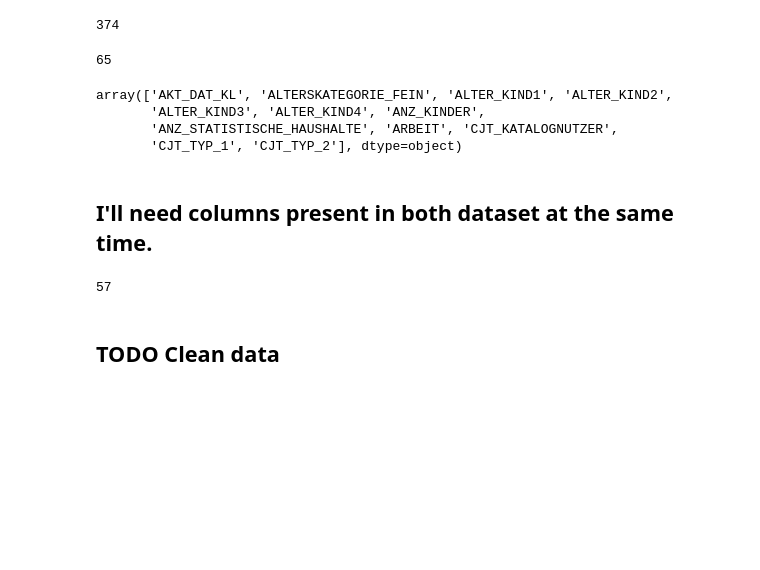
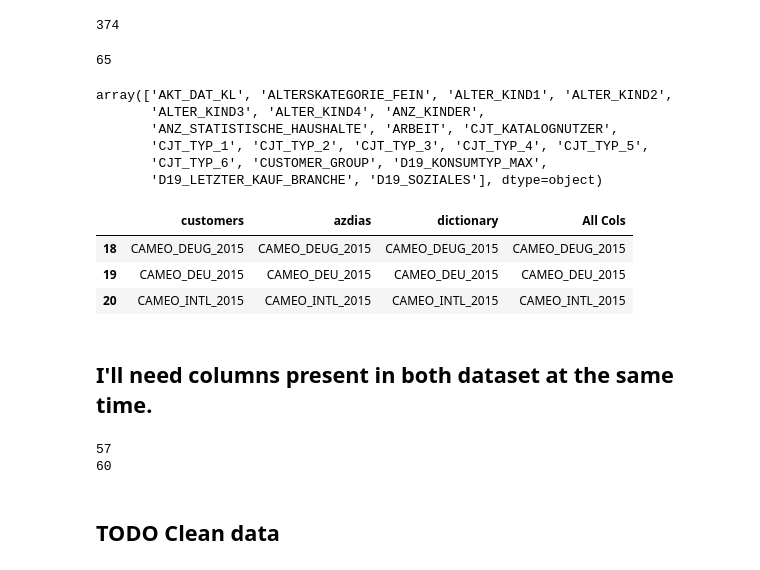
Before and after one commit to GaborJenei/Customer-Segmentation-Report-for-Arvato, a Jupyter notebook: Arvato Project Workbook.ipynb, the cells around one changed output. Saved outputs shown, nothing was run; the diff lists cells and outputs as text; code cells hidden in the pictures; blank space fills up the shorter version.

```diff
--- a/Arvato Project Workbook.ipynb
+++ b/Arvato Project Workbook.ipynb
@@ -116,13 +126,22 @@ len(df_cols)
 # %%
 cols_to_drop = df_cols[df_cols.isnull().any(axis=1)]['All Cols'].values
 print(len(cols_to_drop))
-cols_to_drop[:12]
+cols_to_drop[:20]
 # %% [output]
 65
 array(['AKT_DAT_KL', 'ALTERSKATEGORIE_FEIN', 'ALTER_KIND1', 'ALTER_KIND2',
        'ALTER_KIND3', 'ALTER_KIND4', 'ANZ_KINDER',
        'ANZ_STATISTISCHE_HAUSHALTE', 'ARBEIT', 'CJT_KATALOGNUTZER',
-       'CJT_TYP_1', 'CJT_TYP_2'], dtype=object)
+       'CJT_TYP_1', 'CJT_TYP_2', 'CJT_TYP_3', 'CJT_TYP_4', 'CJT_TYP_5',
+       'CJT_TYP_6', 'CUSTOMER_GROUP', 'D19_KONSUMTYP_MAX',
+       'D19_LETZTER_KAUF_BRANCHE', 'D19_SOZIALES'], dtype=object)
+# %%
+df_cols[df_cols['All Cols'].str.contains('CAMEO')]
+# %% [output]
+|  | customers | azdias | dictionary | All Cols |
+| 18 | CAMEO_DEUG_2015 | CAMEO_DEUG_2015 | CAMEO_DEUG_2015 | CAMEO_DEUG_2015 |
+| 19 | CAMEO_DEU_2015 | CAMEO_DEU_2015 | CAMEO_DEU_2015 | CAMEO_DEU_2015 |
+| 20 | CAMEO_INTL_2015 | CAMEO_INTL_2015 | CAMEO_INTL_2015 | CAMEO_INTL_2015 |
 # %% [markdown]
 ## I'll need columns present in both dataset at the same time.
 # %%
@@ -130,7 +149,12 @@ array(['AKT_DAT_KL', 'ALTERSKATEGORIE_FEIN', 'ALTER_KIND1', 'ALTER_KIND2',
 cols_to_drop_azdias = [col for col in cols_to_drop if col in azdias.columns ]
 print(len(cols_to_drop_azdias))
 azdias_coldropped = azdias.drop(columns=cols_to_drop_azdias)
+
+cols_to_drop_customers = [col for col in cols_to_drop if col in customers.columns ]
+print(len(cols_to_drop_customers))
+customers_coldropped = customers.drop(columns=cols_to_drop_customers)
 # %% [output]
 57
+60
 # %% [markdown]
 ## TODO Clean data
```
Also changed, not shown: parts of 16 cells of this notebook.
